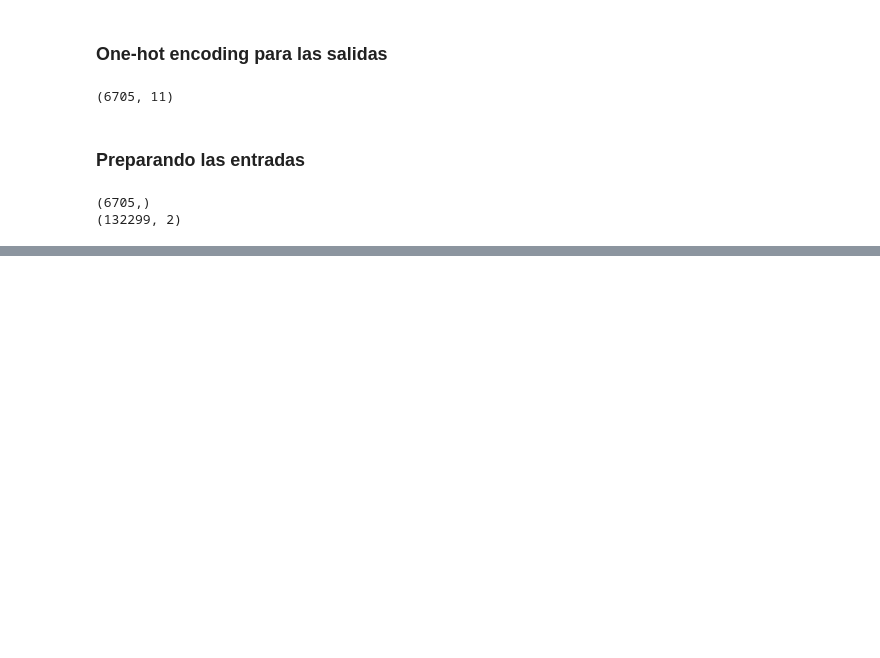
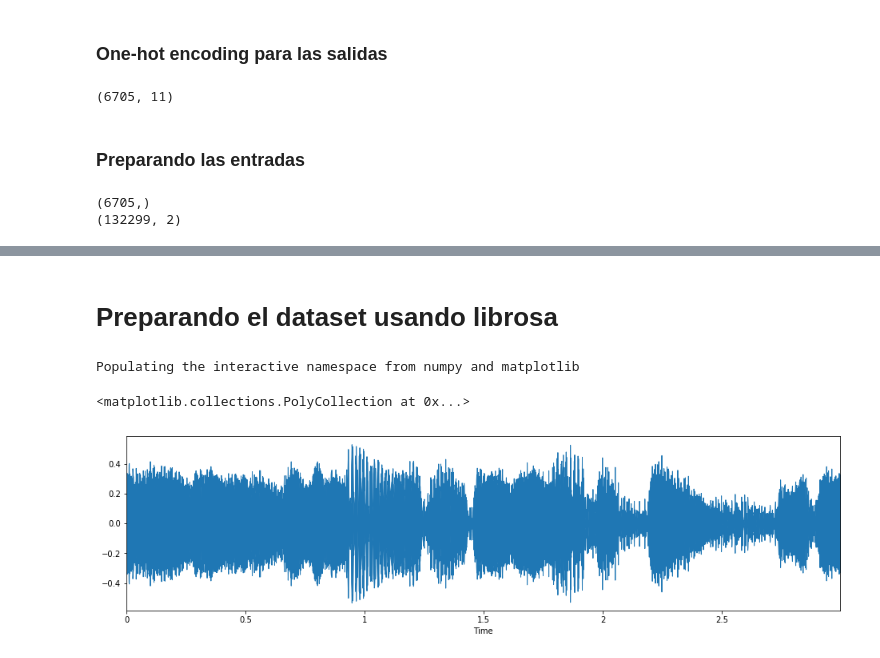
Before and after one commit to pedrini210/instrument-recognition, a Jupyter notebook: Instrument Recognition.ipynb, the cells around one changed output, grey strips where cells are left out. Drawn from its saved outputs; the diff is of its cells as text; code cells hidden in the pictures; blank space fills up the shorter version.

```diff
--- a/Instrument Recognition.ipynb
+++ b/Instrument Recognition.ipynb
@@ -167,0 +189,2 @@ print(x_train[0].shape)
+# %% [markdown]
+# Preparando el dataset usando librosa
@@ -167,0 +196,11 @@ print(x_train[0].shape)
+# %%
+# Some tests
+data, sample_rate = librosa.load("C:/Users/pedri/Downloads/IRMAS-Sample/Training/sax/118__[sax][nod][jaz_blu]1702__3.wav")
+# %%
+%pylab inline
+plt.figure(figsize=(16, 4))
+librosa.display.waveplot(data, sr=sample_rate)
+# %% [output]
+Populating the interactive namespace from numpy and matplotlib
+<matplotlib.collections.PolyCollection at 0x...>
+[figure, added]
```
Also changed, not shown: parts of 17 cells of this notebook.
